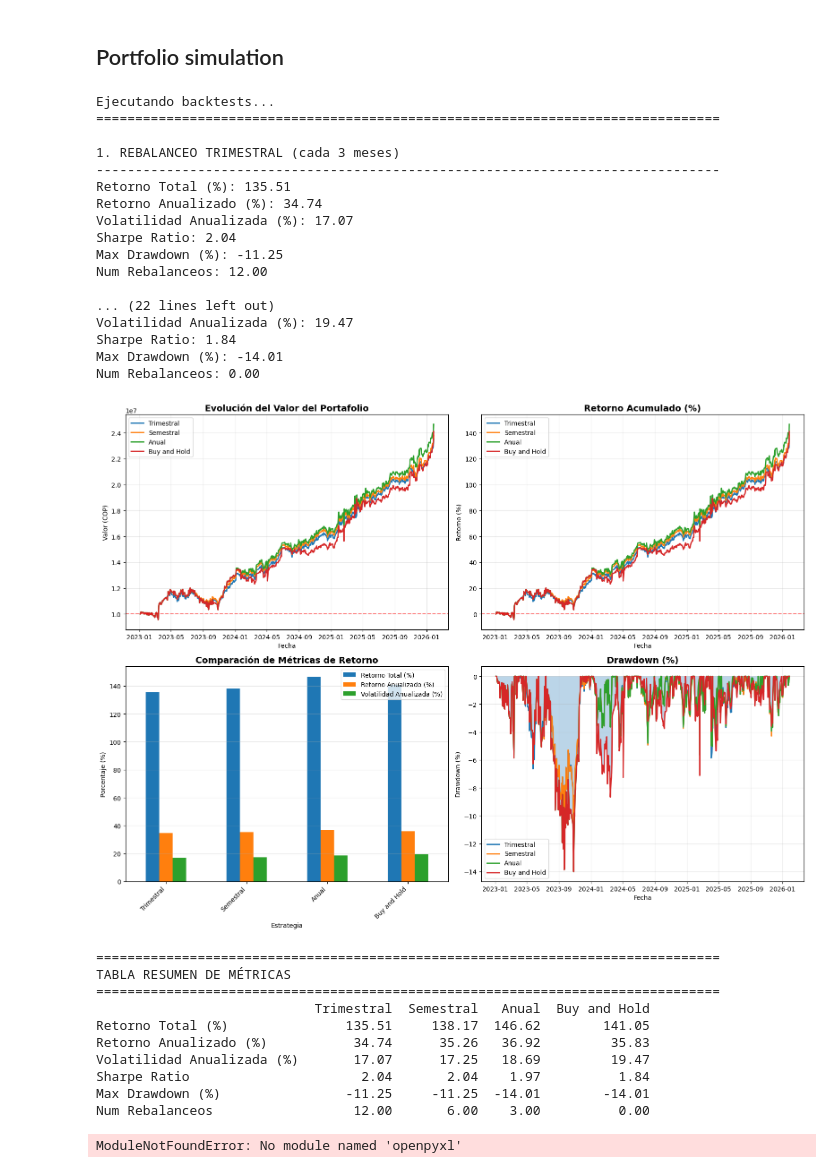
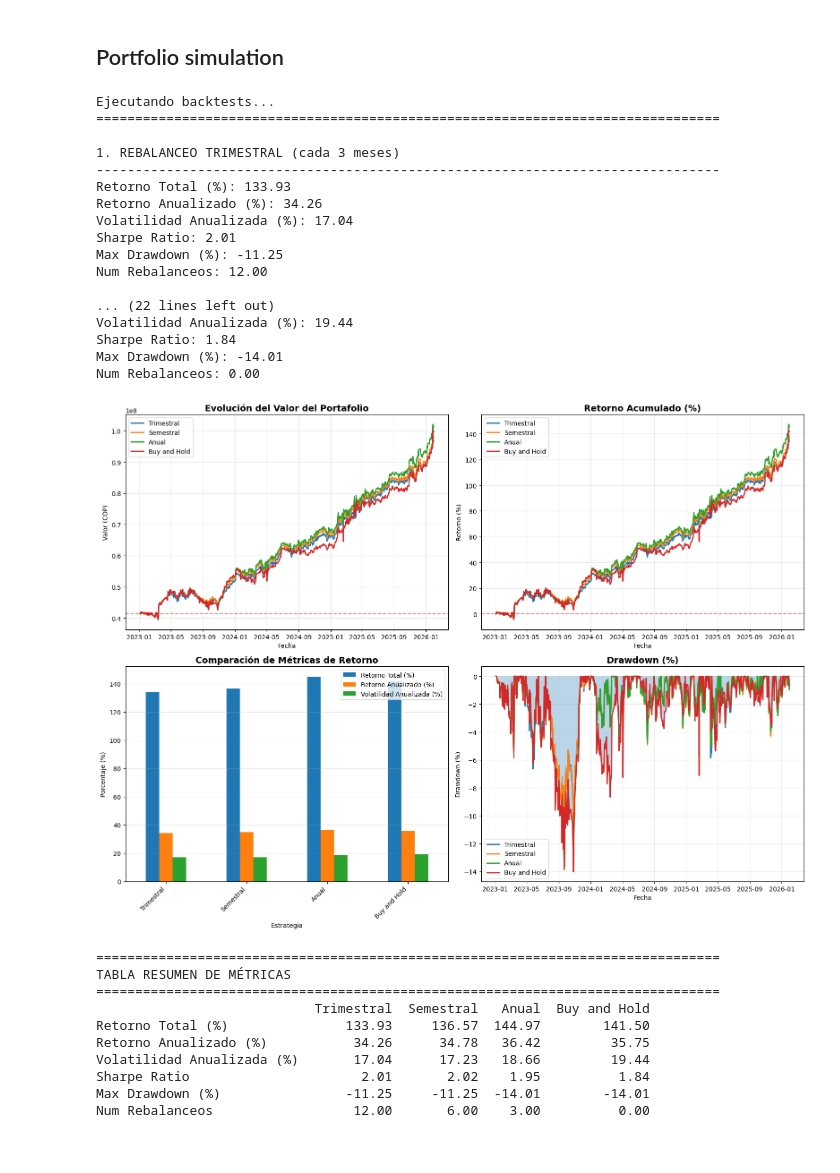
Before and after one commit to jaayg23/grade_CS, a Jupyter notebook: portfolios.ipynb, the cells around one changed output. Cells and saved outputs as stored; diff of their text form; code cells hidden in the pictures.

Commit message:
Looking for results

```diff
--- a/portfolios.ipynb
+++ b/portfolios.ipynb
@@ -400,8 +452,6 @@ def backtest_rebalanceo(portfolio, stocks_en_usd, fecha_inicio_entrenamiento,
 
     return resultados, metricas, fechas_rebalanceo, historial_pesos
 # %%
-
-
 # EJECUTAR BACKTESTS CON DIFERENTES FRECUENCIAS
 print("Ejecutando backtests...")
 print("=" * 80)
@@ -410,7 +460,7 @@ print("=" * 80)
 fecha_inicio_entrenamiento = '2021-01-01'
 fecha_inicio_backtest = '2023-01-01'
 fecha_fin_backtest = datetime.now().strftime('%Y-%m-%d')
-inversion_inicial = 10_000_000  # 10 millones COP
+inversion_inicial = 41267106  # 41,267,106 COP
 
 # Diccionario para almacenar resultados
 resultados_todos = {}
@@ -525,57 +575,46 @@ for nombre, resultado in resultados_todos.items():
     ax4.plot(resultado.index, drawdown, label=nombre, linewidth=2)
 ax4.set_title('Drawdown (%)', fontsize=14, fontweight='bold')
 ax4.set_xlabel('Fecha')
 ax4.set_ylabel('Drawdown (%)')
 ax4.legend()
 ax4.grid(True, alpha=0.3)
 ax4.fill_between(resultado.index, drawdown, 0, alpha=0.3)
 
 plt.tight_layout()
 plt.savefig('backtest_rebalanceo_comparacion.png', dpi=300, bbox_inches='tight')
 plt.show()
 
 # TABLA RESUMEN
 print("\n" + "=" * 80)
 print("TABLA RESUMEN DE MÉTRICAS")
 print("=" * 80)
 print(metricas_comparacion.round(2))
-
-# Exportar a Excel
-with pd.ExcelWriter('backtest_resultados.xlsx') as writer:
-    metricas_comparacion.to_excel(writer, sheet_name='Métricas')
-    resultados_3m.to_excel(writer, sheet_name='Trimestral')
-    resultados_6m.to_excel(writer, sheet_name='Semestral')
-    resultados_12m.to_excel(writer, sheet_name='Anual')
-    resultados_bh.to_excel(writer, sheet_name='Buy and Hold')
-
-print("\nResultados exportados a 'backtest_resultados.xlsx'")
 # %% [output]
 Ejecutando backtests...
 ================================================================================
 
 1. REBALANCEO TRIMESTRAL (cada 3 meses)
 --------------------------------------------------------------------------------
-Retorno Total (%): 135.51
-Retorno Anualizado (%): 34.74
-Volatilidad Anualizada (%): 17.07
-Sharpe Ratio: 2.04
+Retorno Total (%): 133.93
+Retorno Anualizado (%): 34.26
+Volatilidad Anualizada (%): 17.04
+Sharpe Ratio: 2.01
 Max Drawdown (%): -11.25
 Num Rebalanceos: 12.00
 
 ... (22 lines left out)
-Volatilidad Anualizada (%): 19.47
+Volatilidad Anualizada (%): 19.44
 Sharpe Ratio: 1.84
 Max Drawdown (%): -14.01
 Num Rebalanceos: 0.00
-[figure, old version]
+[figure, new version]
 ================================================================================
 TABLA RESUMEN DE MÉTRICAS
 ================================================================================
                             Trimestral  Semestral   Anual  Buy and Hold
-Retorno Total (%)               135.51     138.17  146.62        141.05
-Retorno Anualizado (%)           34.74      35.26   36.92         35.83
-Volatilidad Anualizada (%)       17.07      17.25   18.69         19.47
-Sharpe Ratio                      2.04       2.04    1.97          1.84
+Retorno Total (%)               133.93     136.57  144.97        141.50
+Retorno Anualizado (%)           34.26      34.78   36.42         35.75
+Volatilidad Anualizada (%)       17.04      17.23   18.66         19.44
+Sharpe Ratio                      2.01       2.02    1.95          1.84
 Max Drawdown (%)                -11.25     -11.25  -14.01        -14.01
 Num Rebalanceos                  12.00       6.00    3.00          0.00
-ModuleNotFoundError: No module named 'openpyxl'
```
Also changed, not shown: parts of 13 cells of this notebook, 6 other files.
